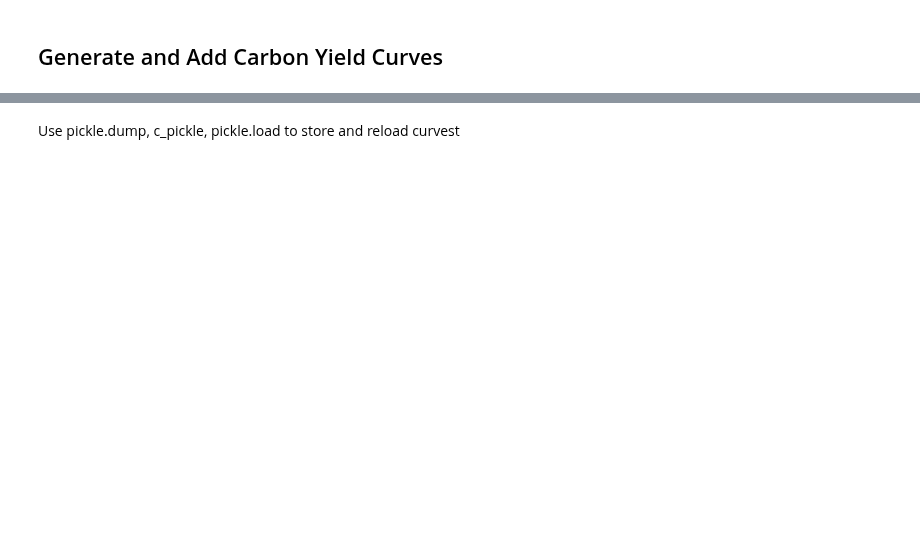
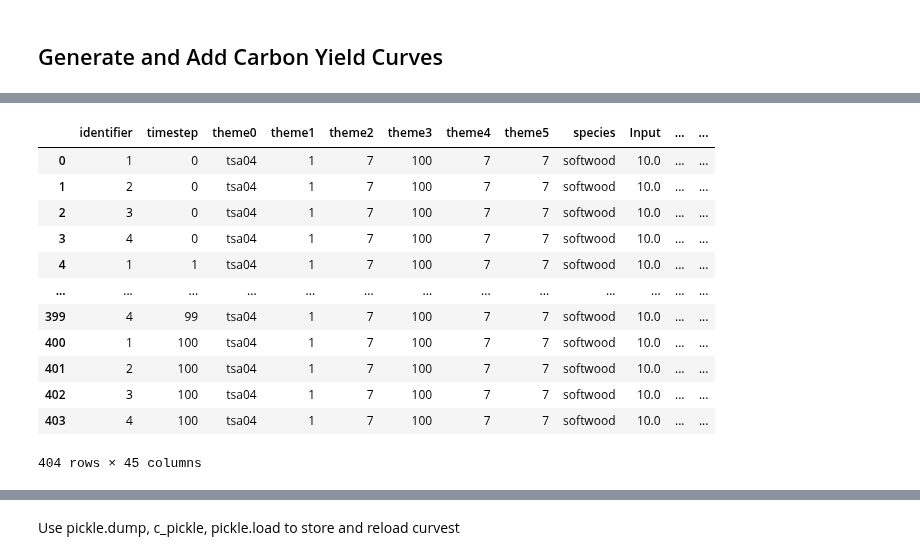
Before and after one commit to UBC-FRESH/nbds_mining, a Jupyter notebook: test_build_carbon_curve_redchris_exactmatch.ipynb, the cells around one changed output, grey strips where cells are left out. Drawn from its saved outputs; the diff is of its cells as text; code cells hidden in the pictures; blank space fills up the shorter version.

```diff
--- a/test_build_carbon_curve_redchris_exactmatch.ipynb
+++ b/test_build_carbon_curve_redchris_exactmatch.ipynb
@@ -309,0 +339,3 @@ cbm_report(fm, cbm_output, biomass_pools, dom_pools, fluxes, gross_growth)
+# %%
+timesteps = list(range(101))
+sit_tables_sit_inventory_repeated = pd.concat([sit_tables_sit_inventory.assign(timestep=t) for t in timesteps], ignore_index=True)
@@ -313,0 +390,23 @@ pi['dtype_key'] = pi.apply(lambda r: '%s %s %s %s %s %s' % (r['theme0'], r['them
+# %%
+pi['age'] = sit_tables_sit_inventory_repeated ['age'].copy()
+pi['area'] = sit_tables_sit_inventory_repeated ['area'].copy()
+# %%
+pi['ecosystem'] = pi['ecosystem_init'] / pi['area']
+pi['DOM'] = pi['DOM_init'] / pi['area']
+pi['biomass'] = pi['biomass_init'] / pi['area']
+# %%
+pi
+# %% [output]
+|  | identifier | timestep | theme0 | theme1 | theme2 | theme3 | theme4 | theme5 | species | Input | ... | ... |
+| 0 | 1 | 0 | tsa04 | 1 | 7 | 100 | 7 | 7 | softwood | 10.0 | ... | ... |
+| 1 | 2 | 0 | tsa04 | 1 | 7 | 100 | 7 | 7 | softwood | 10.0 | ... | ... |
+| 2 | 3 | 0 | tsa04 | 1 | 7 | 100 | 7 | 7 | softwood | 10.0 | ... | ... |
+| 3 | 4 | 0 | tsa04 | 1 | 7 | 100 | 7 | 7 | softwood | 10.0 | ... | ... |
+| 4 | 1 | 1 | tsa04 | 1 | 7 | 100 | 7 | 7 | softwood | 10.0 | ... | ... |
+| ... | ... | ... | ... | ... | ... | ... | ... | ... | ... | ... | ... | ... |
+| 399 | 4 | 99 | tsa04 | 1 | 7 | 100 | 7 | 7 | softwood | 10.0 | ... | ... |
+| 400 | 1 | 100 | tsa04 | 1 | 7 | 100 | 7 | 7 | softwood | 10.0 | ... | ... |
+| 401 | 2 | 100 | tsa04 | 1 | 7 | 100 | 7 | 7 | softwood | 10.0 | ... | ... |
+| 402 | 3 | 100 | tsa04 | 1 | 7 | 100 | 7 | 7 | softwood | 10.0 | ... | ... |
+| 403 | 4 | 100 | tsa04 | 1 | 7 | 100 | 7 | 7 | softwood | 10.0 | ... | ... |
+404 rows × 45 columns
```
Also changed, not shown: parts of 33 cells of this notebook, 11 other files.
